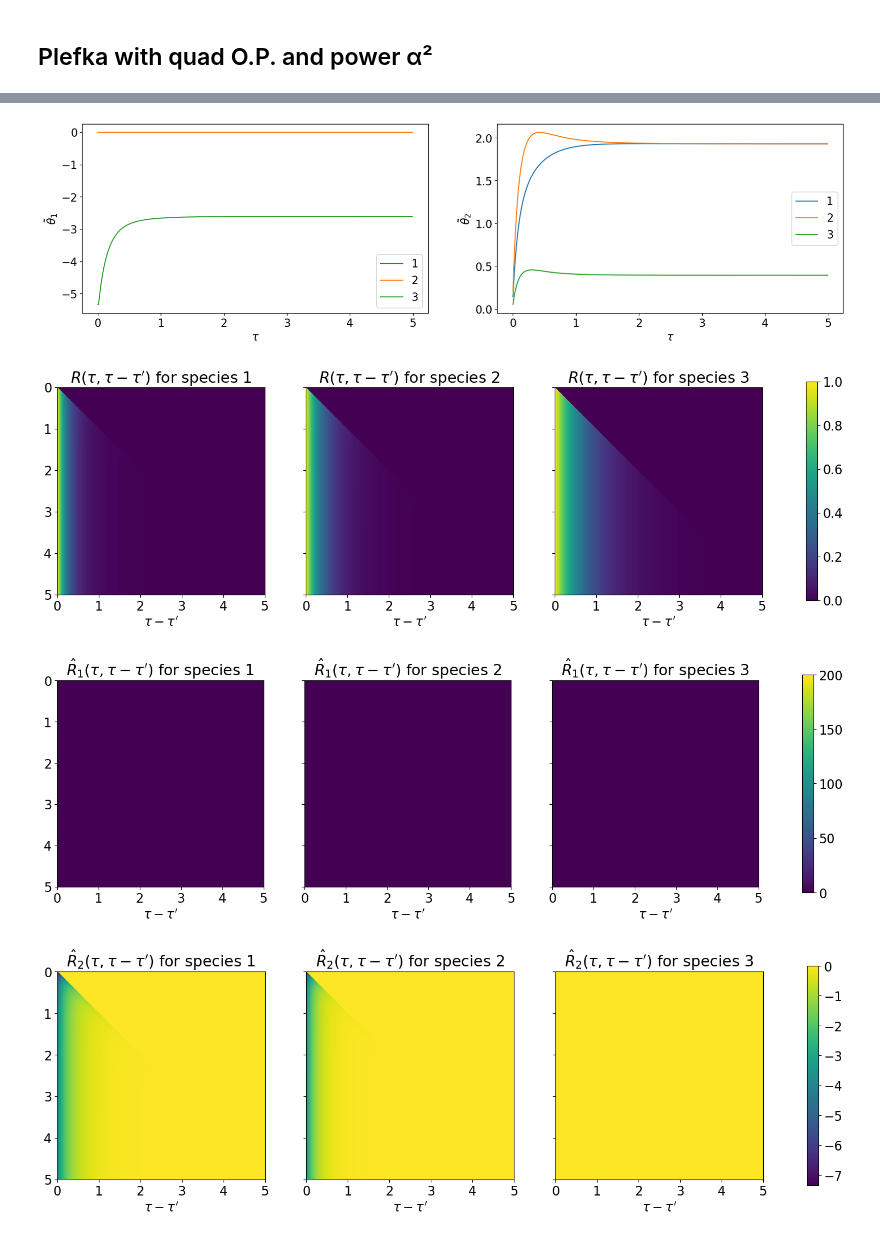
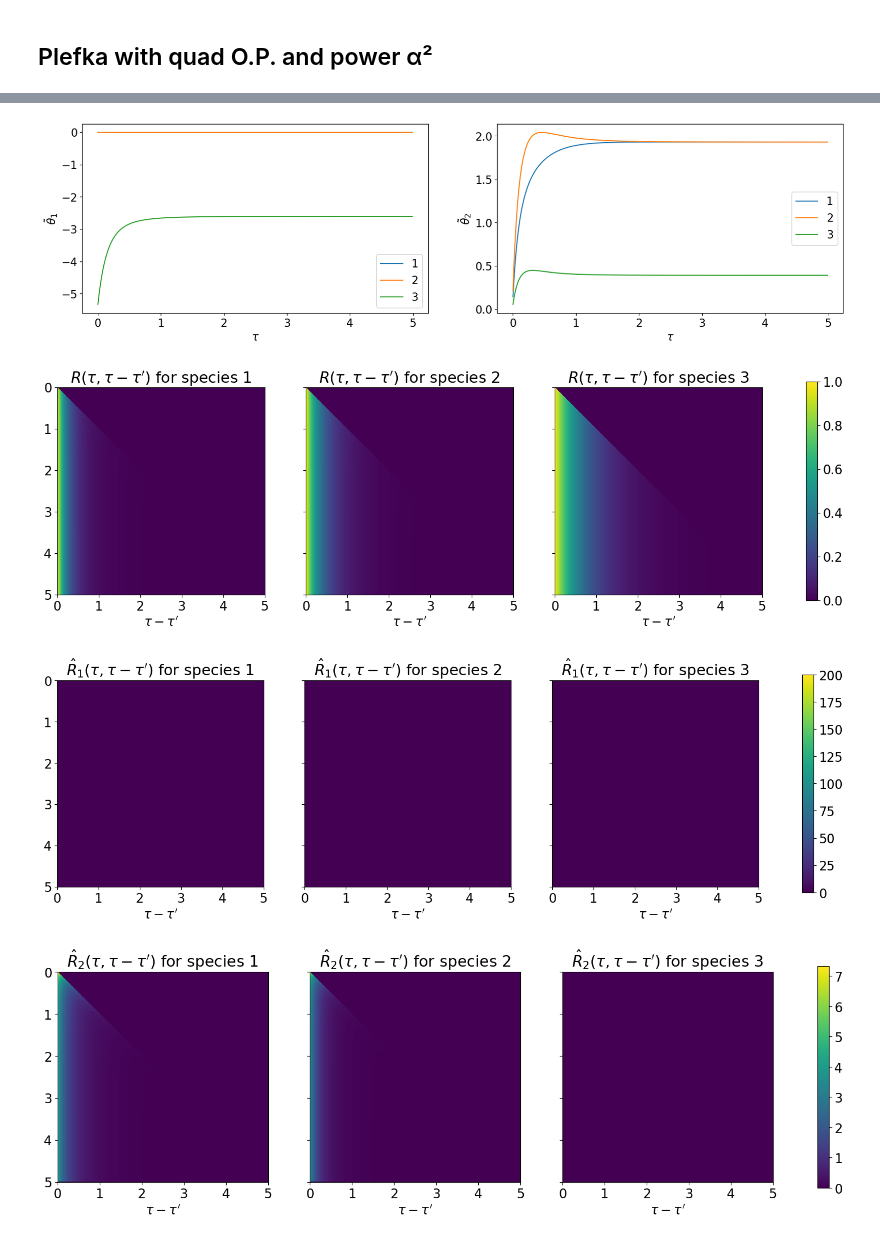
Before and after one commit to mkurjahn/CRN, a Jupyter notebook: examples/abc/ABC_Numerics.ipynb, the cells around one changed output, grey strips where cells are left out. Saved outputs shown, nothing was run; the diff lists cells and outputs as text; code cells hidden in the pictures.

Commit message:
fixed Gillespie and Plefka Bug git add .!

```diff
--- a/examples/abc/ABC_Numerics.ipynb
+++ b/examples/abc/ABC_Numerics.ipynb
@@ -47,8 +47,8 @@ x0 = k1 ./ k2
 # %% [markdown]
 ## Gillespie Simulation
 # %%
-N = 100000    # Repititions
-res_gil = gillespie_avg(x0, k, s_i, r_i, tspan, N)
+N = 100000   # Repititions
+res_gil = gillespie_avg_v2(x0, k, s_i, r_i, tspan, N)
 plot_trajectories(res_gil)
 # %% [output]
 [figure]
@@ -115,5 +115,5 @@ plot_trajectories_and_deviation(res_plf_22[1], res_gil)
 plot_hatTheta(plf_sim_22, res_plf_22[3])
 plot_responses(res_plf_22[2])
 plot_hatR(plf_sim_22, tspan, res_plf_22[3].hatR1)
-plot_hatR(plf_sim_22, tspan, res_plf_22[3].hatR2, quadR=true)
+plot_hatR(plf_sim_22, tspan, -res_plf_22[3].hatR2, quadR=true)
 # %% [output]
@@ -121,7 +121,7 @@ plot_hatR(plf_sim_22, tspan, res_plf_22[3].hatR2, quadR=true)
 [figure]
 [figure]
-[figure, old version]
+[figure, new version]
-[figure, old version]
+[figure, new version]
 # %%
 plot_deviation(res_plf_21[1], res_gil)
 plot_deviation(res_plf_22[1], res_gil)
```
Also changed, not shown: parts of 9 cells of this notebook, 3 other files.
